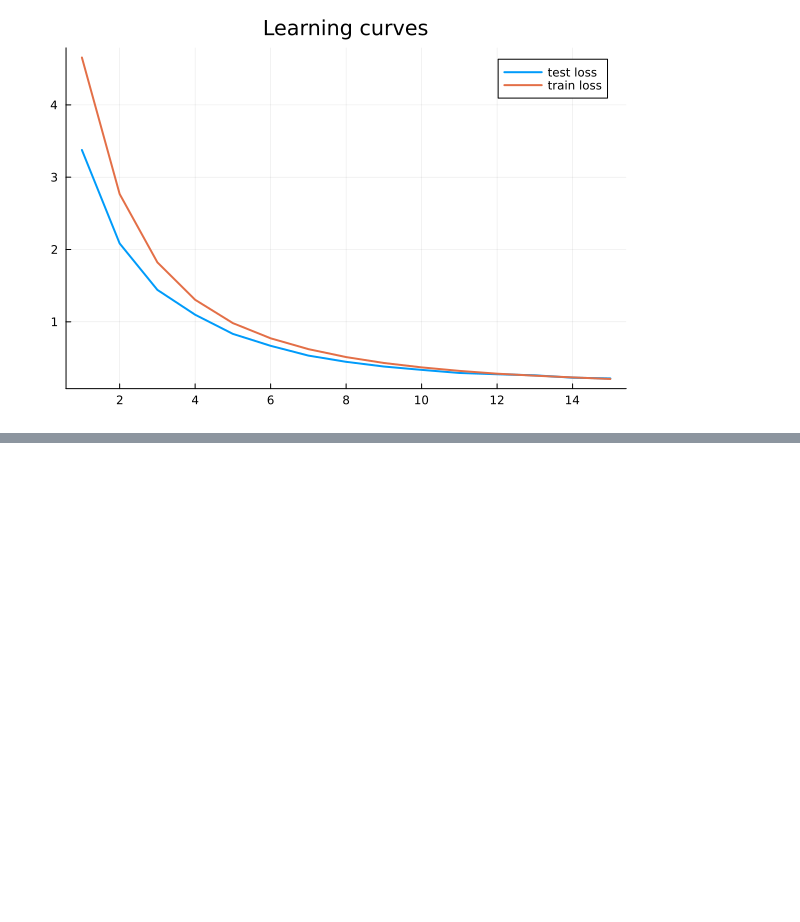
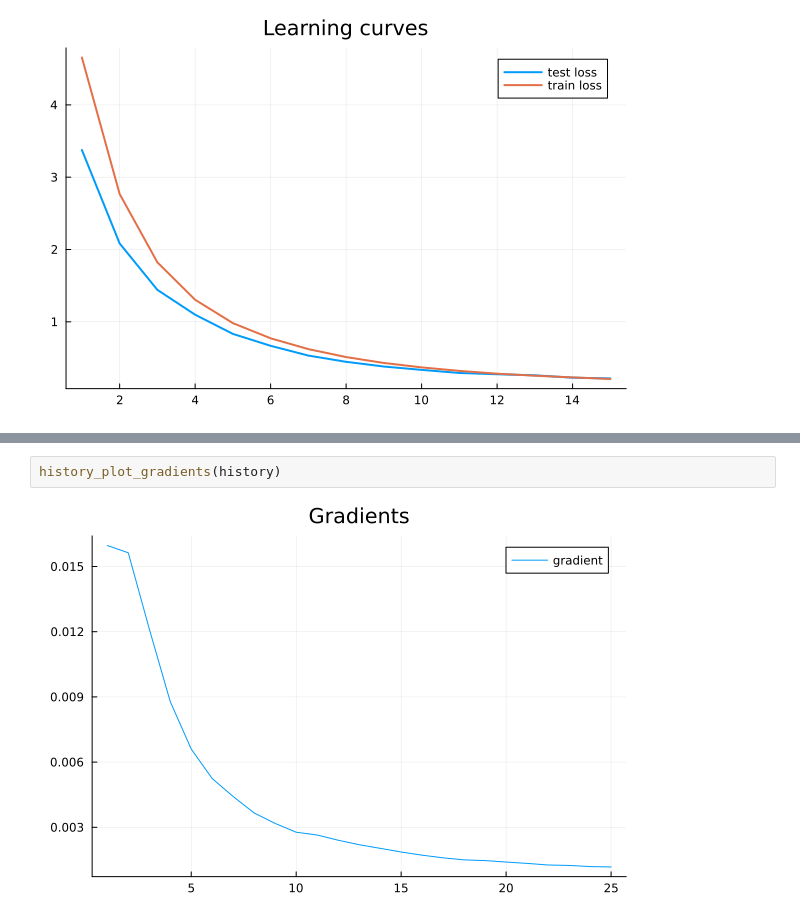
Before and after one commit to it1shka/Mlyn.jl, a Jupyter notebook: examples/experiments.ipynb, the cells around one changed output, grey strips where cells are left out. Cells and saved outputs as stored; diff of their text form; blank space fills up the shorter version.

```diff
--- a/examples/experiments.ipynb
+++ b/examples/experiments.ipynb
@@ -479,0 +511,4 @@ history_plot(history)
+# %%
+history_plot_gradients(history)
+# %% [output]
+[figure, added]
```
Also changed, not shown: parts of 6 cells of this notebook.
